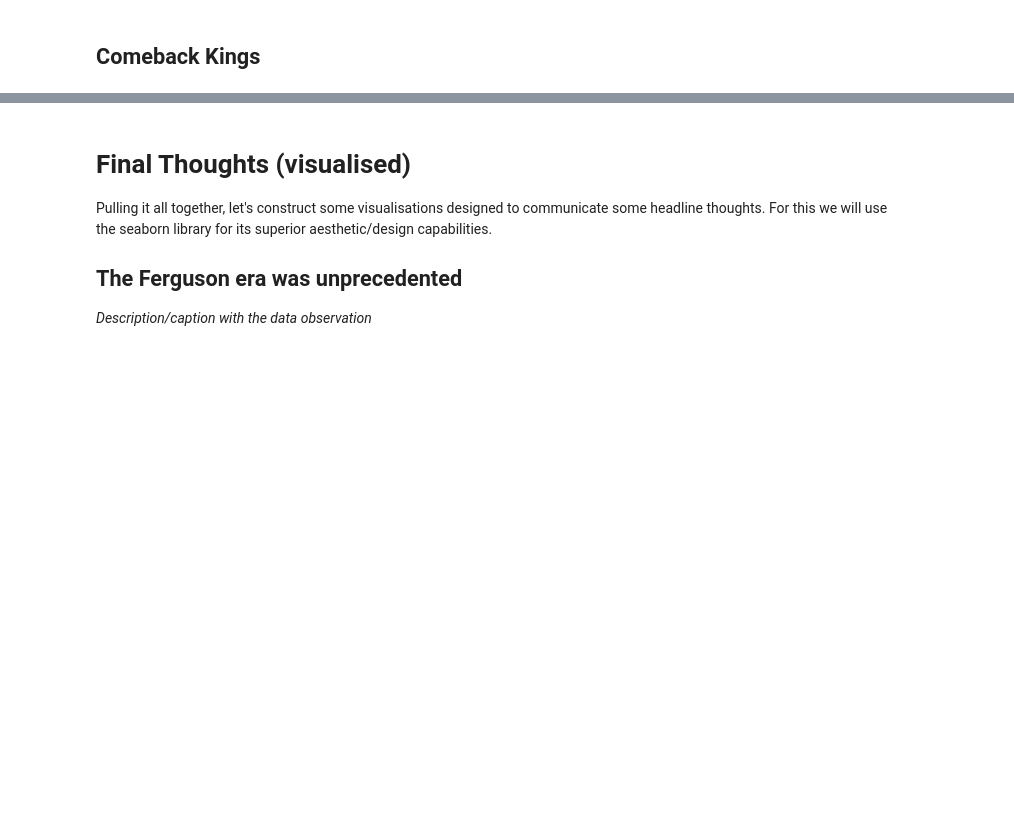
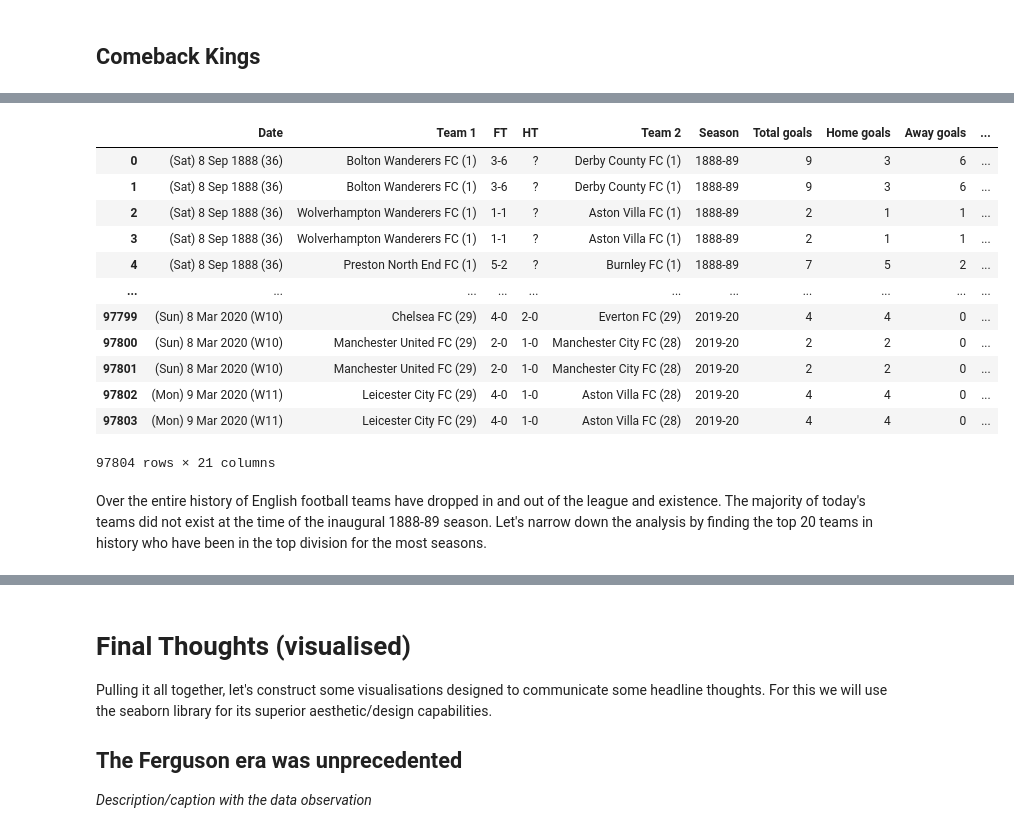
Before and after one commit to bw20/Data_insights, a Jupyter notebook: Football_analysis.ipynb, the cells around one changed output, grey strips where cells are left out. Drawn from its saved outputs; the diff is of its cells as text; code cells hidden in the pictures; blank space fills up the shorter version.

```diff
--- a/Football_analysis.ipynb
+++ b/Football_analysis.ipynb
@@ -565,0 +615,19 @@ saf_era.groupby(['Season'], as_index = False).agg({'Team goals': 'mean'}).plot.l
+# %%
+df = FootballData('1888-89', '2019-20').get_team_stats('all')
+df
+# %% [output]
+|  | Date | Team 1 | FT | HT | Team 2 | Season | Total goals | Home goals | Away goals | ... |
+| 0 | (Sat) 8 Sep 1888 (36) | Bolton Wanderers FC (1) | 3-6 | ? | Derby County FC (1) | 1888-89 | 9 | 3 | 6 | ... |
+| 1 | (Sat) 8 Sep 1888 (36) | Bolton Wanderers FC (1) | 3-6 | ? | Derby County FC (1) | 1888-89 | 9 | 3 | 6 | ... |
+| 2 | (Sat) 8 Sep 1888 (36) | Wolverhampton Wanderers FC (1) | 1-1 | ? | Aston Villa FC (1) | 1888-89 | 2 | 1 | 1 | ... |
+| 3 | (Sat) 8 Sep 1888 (36) | Wolverhampton Wanderers FC (1) | 1-1 | ? | Aston Villa FC (1) | 1888-89 | 2 | 1 | 1 | ... |
+| 4 | (Sat) 8 Sep 1888 (36) | Preston North End FC (1) | 5-2 | ? | Burnley FC (1) | 1888-89 | 7 | 5 | 2 | ... |
+| ... | ... | ... | ... | ... | ... | ... | ... | ... | ... | ... |
+| 97799 | (Sun) 8 Mar 2020 (W10) | Chelsea FC (29) | 4-0 | 2-0 | Everton FC (29) | 2019-20 | 4 | 4 | 0 | ... |
+| 97800 | (Sun) 8 Mar 2020 (W10) | Manchester United FC (29) | 2-0 | 1-0 | Manchester City FC (28) | 2019-20 | 2 | 2 | 0 | ... |
+| 97801 | (Sun) 8 Mar 2020 (W10) | Manchester United FC (29) | 2-0 | 1-0 | Manchester City FC (28) | 2019-20 | 2 | 2 | 0 | ... |
+| 97802 | (Mon) 9 Mar 2020 (W11) | Leicester City FC (29) | 4-0 | 1-0 | Aston Villa FC (28) | 2019-20 | 4 | 4 | 0 | ... |
+| 97803 | (Mon) 9 Mar 2020 (W11) | Leicester City FC (29) | 4-0 | 1-0 | Aston Villa FC (28) | 2019-20 | 4 | 4 | 0 | ... |
+97804 rows × 21 columns
+# %% [markdown]
+Over the entire history of English football teams have dropped in and out of the league and existence. The majority of today's teams did not exist at the time of the inaugural 1888-89 season. Let's narrow down the analysis by finding the top 20 teams in history who have been in the top division for the most seasons.
```
Also changed, not shown: parts of 5 cells of this notebook.
